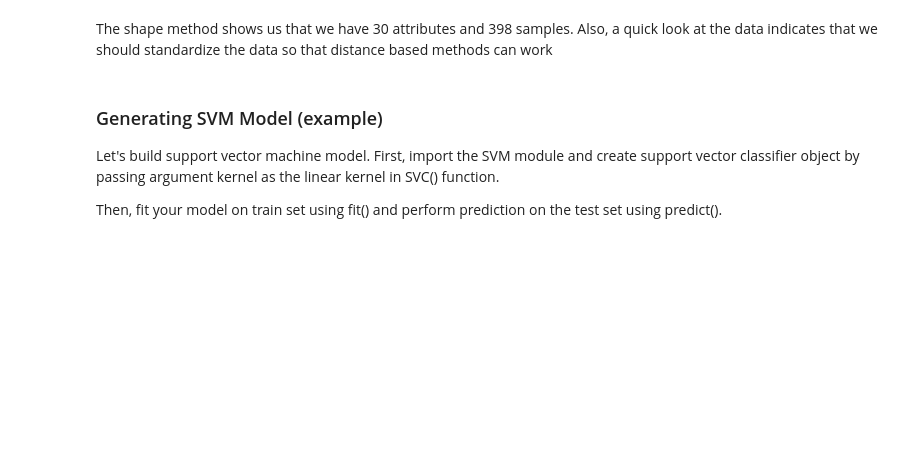
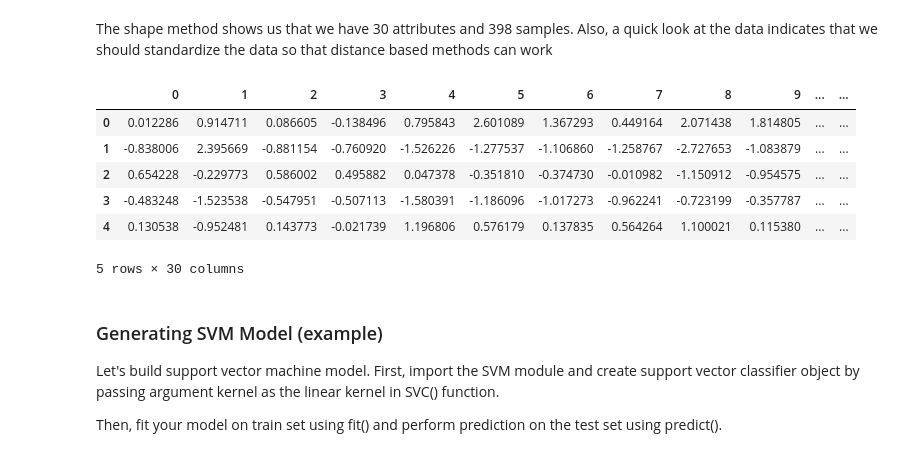
Before and after one commit to ajgeglio/ML_For_HealthCare, a Jupyter notebook: StatisticalML_ForBreastCancerClassification_TonyGeglio.ipynb, the cells around one changed output. Drawn from its saved outputs; the diff is of its cells as text; code cells hidden in the pictures; blank space fills up the shorter version.

```diff
--- a/StatisticalML_ForBreastCancerClassification_TonyGeglio.ipynb
+++ b/StatisticalML_ForBreastCancerClassification_TonyGeglio.ipynb
@@ -92,9 +87,21 @@ pd.DataFrame(X_train)[0:5]
 The shape method shows us that we have 30 attributes and 398 samples. Also, a quick look at the data indicates that we should standardize the data so that distance based methods can work
 # %%
 scaler = StandardScaler()
-scaler.fit(X_train)
-X_train = scaler.transform(X_train)
-X_test = scaler.transform(X_test)
+if i == 0:
+    scaler.fit(X_train)
+    X_train = scaler.transform(X_train)
+    X_test = scaler.transform(X_test)
+    i+=1
+else: pass
+pd.DataFrame(X_train)[0:5]
+# %% [output]
+|  | 0 | 1 | 2 | 3 | 4 | 5 | 6 | 7 | 8 | 9 | ... | ... |
+| 0 | 0.012286 | 0.914711 | 0.086605 | -0.138496 | 0.795843 | 2.601089 | 1.367293 | 0.449164 | 2.071438 | 1.814805 | ... | ... |
+| 1 | -0.838006 | 2.395669 | -0.881154 | -0.760920 | -1.526226 | -1.277537 | -1.106860 | -1.258767 | -2.727653 | -1.083879 | ... | ... |
+| 2 | 0.654228 | -0.229773 | 0.586002 | 0.495882 | 0.047378 | -0.351810 | -0.374730 | -0.010982 | -1.150912 | -0.954575 | ... | ... |
+| 3 | -0.483248 | -1.523538 | -0.547951 | -0.507113 | -1.580391 | -1.186096 | -1.017273 | -0.962241 | -0.723199 | -0.357787 | ... | ... |
+| 4 | 0.130538 | -0.952481 | 0.143773 | -0.021739 | 1.196806 | 0.576179 | 0.137835 | 0.564264 | 1.100021 | 0.115380 | ... | ... |
+5 rows × 30 columns
 # %% [markdown]
 ### Generating SVM Model (example)
 
```
Also changed, not shown: parts of 11 cells of this notebook.
